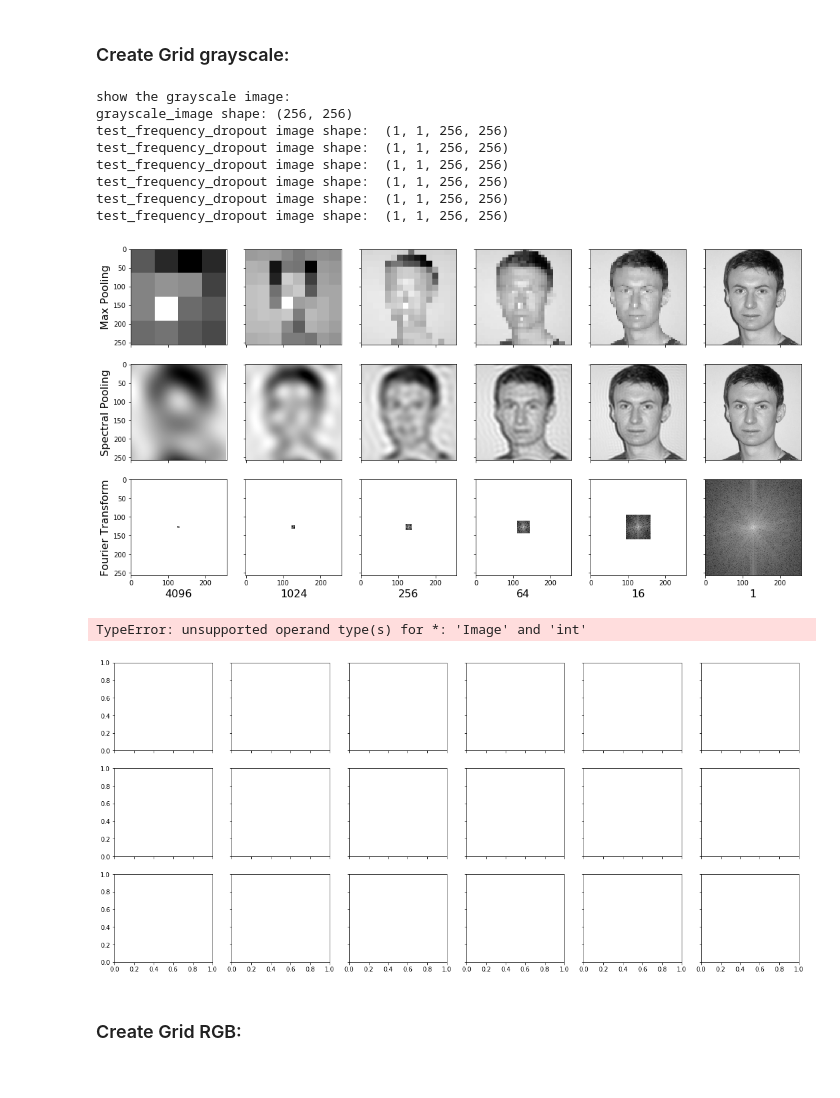
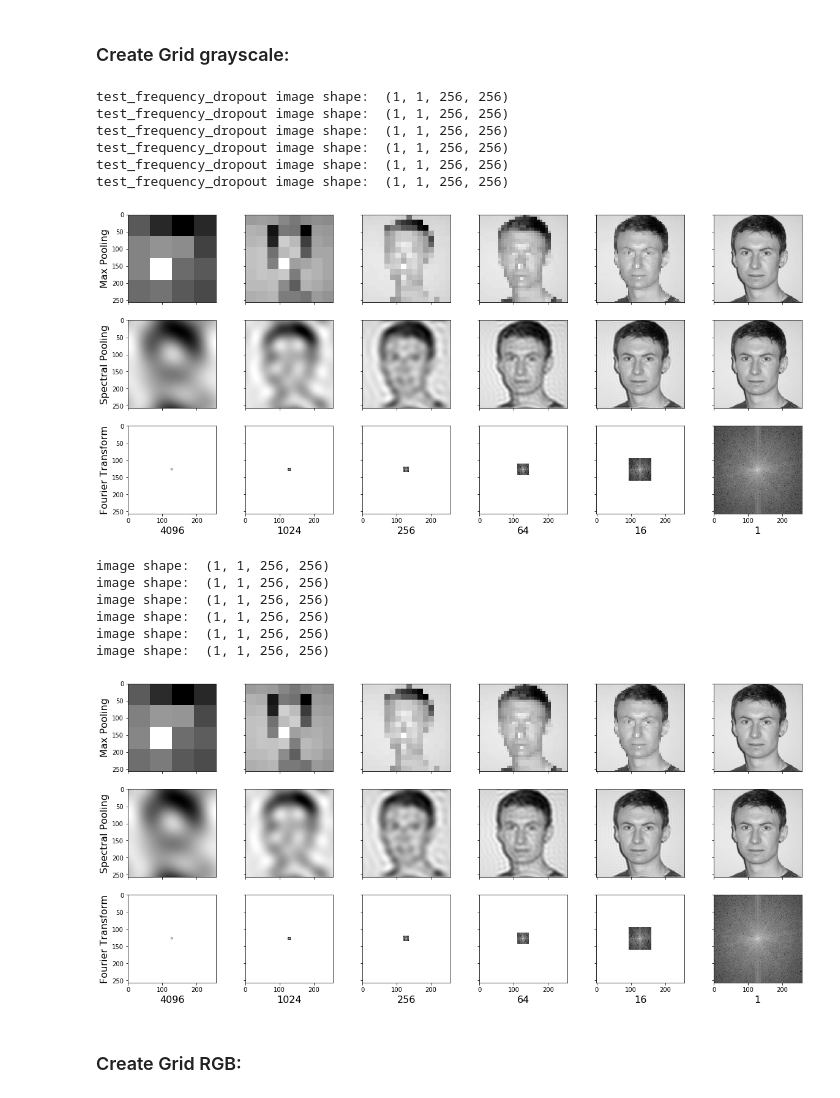
Before and after one commit to adam-dziedzic/bandlimited-cnns, a Jupyter notebook: figure2.ipynb, the cells around one changed output. Saved outputs shown, nothing was run; the diff lists cells and outputs as text; code cells hidden in the pictures.

```diff
--- a/figure2.ipynb
+++ b/figure2.ipynb
@@ -55,8 +54,9 @@ plt.show()
 # image = open_image('adam_spectral_pooling.jpg')
 fname = './Images/adam_spectral_pooling.jpg'
 image = Image.open(fname).convert("L")
-grayscale_image = np.asarray(downscale_image(
-    image, 256, 256).convert('F')) / 255.
-print("show the grayscale image:")
-plt.imshow(grayscale_image, cmap='gray')
+grayscale_image = np.asarray(downscale_image(image, 256, 256).convert('F')) / 255.
+image = downscale_image(image, 256, 256).convert('RGB')
+image = np.asarray(image) / 255.
+# original image
+plt.imshow(image, cmap='gray')
 # %% [output]
@@ -65,8 +64 @@ show the grayscale image:
 [figure]
-# %%
-fname = './Images/adam_spectral_pooling.jpg'
-image = Image.open(fname).convert("L")
-image = downscale_image(image, 256, 256).convert('RGB')
-image = np.asarray(image) / 255.
-# original image
-plt.imshow(image, cmap='gray')
@@ -103,68 +92,52 @@ def get_fft_plot(fft, shift_channel=True, eps=1e-12, pad_to_width=256):
 # %% [markdown]
 ### Create Grid grayscale:
 # %%
-fig, axes = plt.subplots(3, 6, figsize=(18, 9),
-                         sharex=True, sharey=True)
+fig, axes = plt.subplots(3, 6, figsize=(20, 9), sharex=True, sharey=True)
 pool_size = [64, 32, 16, 8, 4, 1]
 
-fname = './Images/adam_spectral_pooling.jpg'
-image = Image.open(fname).convert("L")
-image_scaled = downscale_image(image, 256, 256)
-image_max_pool = np.asarray(image_scaled)
-image = np.asarray(image_scaled.convert('F'))
-grayscale_image = image / 255.
-print("show the grayscale image:")
-plt.imshow(grayscale_image, cmap='gray')
+
 
 grayscale_images = np.expand_dims(
     np.expand_dims(grayscale_image, 0), 0
 )
-print("grayscale_image shape:", grayscale_image.shape)
 
 for i in range(6):
     ax = axes[0, i]
-    im_pool = max_pool(grayscale_image,
-                       pool_size=pool_size[i])
+    im_pool = max_pool(image, pool_size=pool_size[i])
     im_pool = np.squeeze(im_pool)
     ax.imshow(im_pool, cmap='gray')
     if not i:
         ax.set_ylabel('Max Pooling', fontsize=16)
 
 for i in range(6):
     ax = axes[1, i]
     ax2 = axes[2, i]
     cutoff_freq = int(256 / (pool_size[i] * 2))
-    tf_cutoff_freq = tf.cast(tf.constant(cutoff_freq),
-                             tf.float32)
-    im_pool = test_frequency_dropout(grayscale_images,
-                                     tf_cutoff_freq)[0]
+    tf_cutoff_freq = tf.cast(tf.constant(cutoff_freq), tf.float32)
+    im_pool = test_frequency_dropout(grayscale_images, tf_cutoff_freq)[0]
     im_pool = np.clip(np.squeeze(im_pool), 0, 1)
     im_fft, _ = spectral_pool(
         grayscale_images,
         filter_size=(1 + 2 * cutoff_freq),
         return_transformed=True
     )
     ax.imshow(im_pool, cmap='gray')
     ax2.imshow(get_fft_plot(im_fft[0]), cmap='gray')
     ax2.set_xlabel(pool_size[i]**2, fontsize=16)
     if not i:
         ax.set_ylabel('Spectral Pooling', fontsize=16)
         ax2.set_ylabel('Fourier Transform', fontsize=16)
-fig.savefig(
-    'Images/Figure2_Grayscale_Grid_Pooling-ryerson.png')
+fig.savefig('Images/Figure2_Grayscale_Grid_Pooling.png')
 # %% [output]
-show the grayscale image:
-grayscale_image shape: (256, 256)
 test_frequency_dropout image shape:  (1, 1, 256, 256)
 test_frequency_dropout image shape:  (1, 1, 256, 256)
 test_frequency_dropout image shape:  (1, 1, 256, 256)
 test_frequency_dropout image shape:  (1, 1, 256, 256)
 test_frequency_dropout image shape:  (1, 1, 256, 256)
 test_frequency_dropout image shape:  (1, 1, 256, 256)
-[figure, old version]
+[figure, new version]
 # %%
-fig, axes = plt.subplots(3, 6, figsize=(20, 9),
-                         sharex=True, sharey=True)
+fig, axes = plt.subplots(3, 6, figsize=(20, 9), sharex=True, sharey=True)
 pool_size = [64, 32, 16, 8, 4, 1]
 grayscale_images = np.expand_dims(
     np.expand_dims(grayscale_image, 0), 0
@@ -198,10 +171,15 @@ for i in range(6):
     if not i:
         ax.set_ylabel('Spectral Pooling', fontsize=16)
         ax2.set_ylabel('Fourier Transform', fontsize=16)
-fig.savefig('Images/Figure2_Grayscale_Grid_Pooling.png')
+fig.savefig('../Images/Figure2_Grayscale_Grid_Pooling.png')
 # %% [output]
-TypeError: unsupported operand type(s) for *: 'Image' and 'int'
+image shape:  (1, 1, 256, 256)
+image shape:  (1, 1, 256, 256)
+image shape:  (1, 1, 256, 256)
+image shape:  (1, 1, 256, 256)
+image shape:  (1, 1, 256, 256)
+image shape:  (1, 1, 256, 256)
-[figure, old version]
+[figure, new version]
 # %% [markdown]
 ### Create Grid RGB:
 # %%
```
Also changed, not shown: parts of 5 cells of this notebook, 6 other files.
